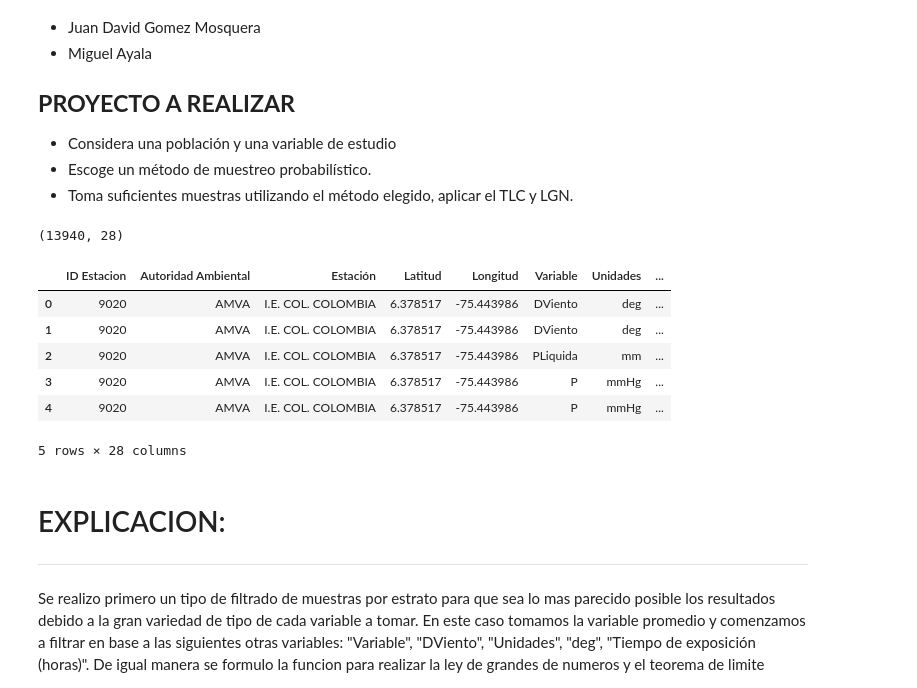
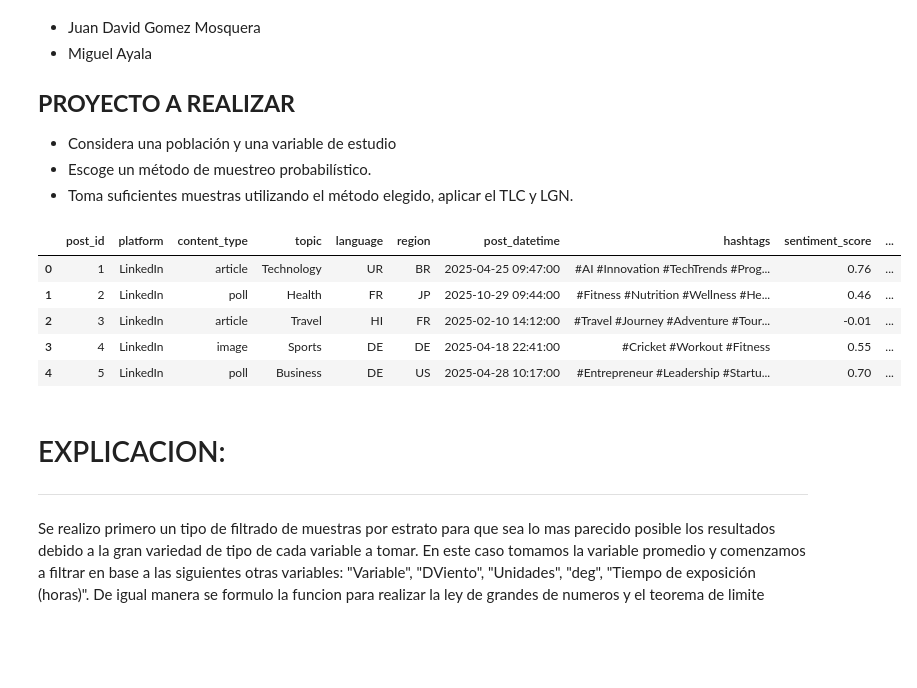
Before and after one commit to mick2332-q/Estadistica-II, a Jupyter notebook: Untitled0.ipynb, the cells around one changed output. Drawn from its saved outputs; the diff is of its cells as text; code cells hidden in the pictures; blank space fills up the shorter version.

```diff
--- a/Untitled0.ipynb
+++ b/Untitled0.ipynb
@@ -17,19 +17,17 @@ import pandas as pd
 import numpy as np
 import matplotlib.pyplot as plt
 # %%
-url = 'https://raw.githubusercontent.com/mick2332-q/Estadistica-II/main/calidad.csv'
+url= 'https://raw.githubusercontent.com/mick2332-q/Estadistica-II/main/social_media_performance.csv'
 cs= pd.read_csv(url)
 
 cs.head()
 # %% [output]
-(13940, 28)
-|  | ID Estacion | Autoridad Ambiental | Estación | Latitud | Longitud | Variable | Unidades | ... |
-| 0 | 9020 | AMVA | I.E. COL. COLOMBIA | 6.378517 | -75.443986 | DViento | deg | ... |
-| 1 | 9020 | AMVA | I.E. COL. COLOMBIA | 6.378517 | -75.443986 | DViento | deg | ... |
-| 2 | 9020 | AMVA | I.E. COL. COLOMBIA | 6.378517 | -75.443986 | PLiquida | mm | ... |
-| 3 | 9020 | AMVA | I.E. COL. COLOMBIA | 6.378517 | -75.443986 | P | mmHg | ... |
-| 4 | 9020 | AMVA | I.E. COL. COLOMBIA | 6.378517 | -75.443986 | P | mmHg | ... |
+|  | post_id | platform | content_type | topic | language | region | post_datetime | hashtags | sentiment_score | ... |
+| 0 | 1 | LinkedIn | article | Technology | UR | BR | 2025-04-25 09:47:00 | #AI #Innovation #TechTrends #Prog... | 0.76 | ... |
+| 1 | 2 | LinkedIn | poll | Health | FR | JP | 2025-10-29 09:44:00 | #Fitness #Nutrition #Wellness #He... | 0.46 | ... |
+| 2 | 3 | LinkedIn | article | Travel | HI | FR | 2025-02-10 14:12:00 | #Travel #Journey #Adventure #Tour... | -0.01 | ... |
+| 3 | 4 | LinkedIn | image | Sports | DE | DE | 2025-04-18 22:41:00 | #Cricket #Workout #Fitness | 0.55 | ... |
+| 4 | 5 | LinkedIn | poll | Business | DE | US | 2025-04-28 10:17:00 | #Entrepreneur #Leadership #Startu... | 0.70 | ... |
-5 rows × 28 columns
 # %%
 #Realizar una sola funcion que pida los pratametro de filtro y que calcule las demas celdas que ya realizamos y hacer la ley de los grandes numeros
 # %% [markdown]
```
Also changed, not shown: parts of 1 cell of this notebook, 3 other files.
